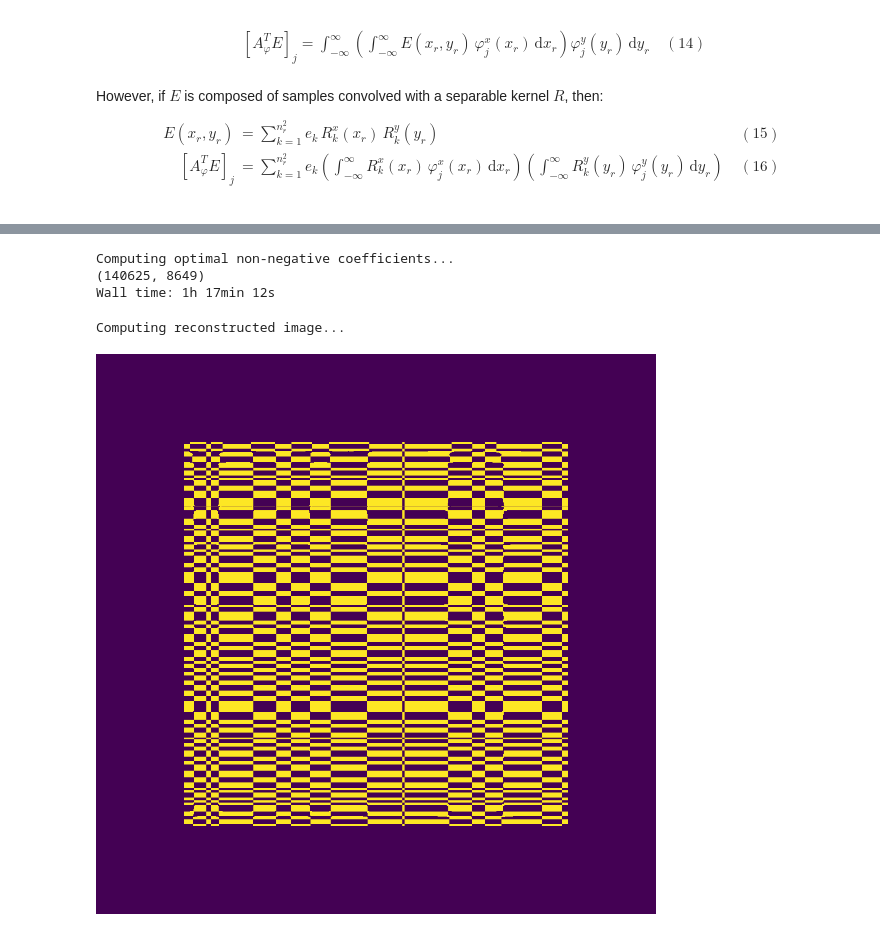
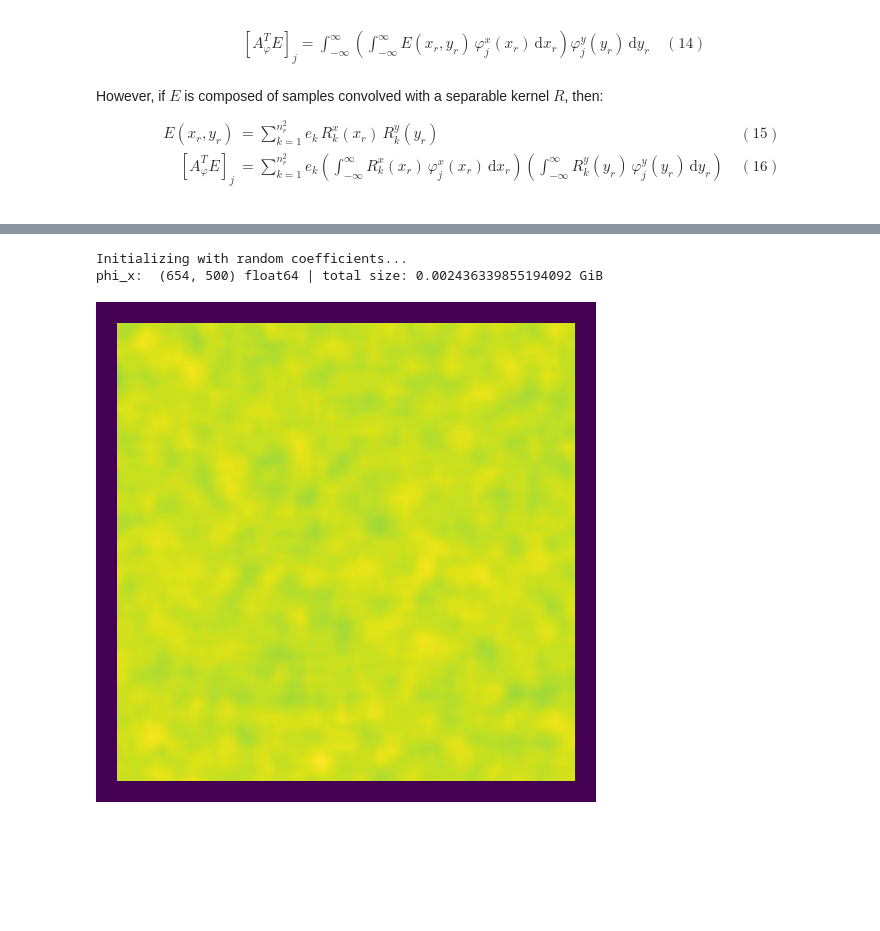
Before and after one commit to raolirom/light-field-prefiltering, a Jupyter notebook: 4d-nnls.ipynb, the cells around one changed output, grey strips where cells are left out. Cells and saved outputs as stored; diff of their text form; code cells hidden in the pictures; blank space fills up the shorter version.

Commit message:
Non-negative multiplicative updates

```diff
--- a/4d-nnls.ipynb
+++ b/4d-nnls.ipynb
@@ -68,12 +68,18 @@ $$ \begin{align*}
    \left( \int_{-\infty}^{\infty} R^y_k(y_r) \, \varphi^y_{j}(y_r) \, \mathrm{d}y_r \right) && (16)\\
 \end{align*} $$
 # %%
+import os
+os.environ['CUPY_ACCELERATORS'] = 'cutensor'
 import numpy as np
+import cupy as cp
 from scipy import misc, optimize, fft as scipy_fft
 from matplotlib import pyplot, colors, cm
 from PIL import Image
 from IPython.display import display
 from tqdm.notebook import tqdm
+
+cp.cuda.set_pinned_memory_allocator(None)
+mempool = cp.get_default_memory_pool()
 
 def sampling_lattice(res, pitch=1.0):
     """Return an array of shape (res,) containing the coordinates of a sampling lattice with 0 as one of the samples."""
@@ -98,8 +104,8 @@ size_a = size_r * z_a / abs(z_r) + size_p
 size_b = size_r * z_b / abs(z_r) + size_p
 
 n_r = 375
-n_a = 15
-n_b = 15
+n_a = 45
+n_b = 45
 
 w_r = size_r / n_r
 w_p = size_p
@@ -162,8 +177,10 @@ integrals = np.sum(antiderivatives[1] - antiderivatives[0], axis=0)
 phi_selection = np.nonzero(integrals)
 n_selected = len(phi_selection[0])
 
-phi_slopes = phi_slopes[..., 0]
-phi_heights = phi_heights[..., phi_selection[0], phi_selection[1]]
-phi_intervals = phi_intervals[..., phi_selection[0], phi_selection[1]]
+print('selected n = ', n_selected, '    n² = ', n_selected*n_selected)
+
+phi_slopes = cp.array(phi_slopes[..., 0])
+phi_heights = cp.array(phi_heights[..., phi_selection[0], phi_selection[1]])
+phi_intervals = cp.array(phi_intervals[..., phi_selection[0], phi_selection[1]])
 # %% [output]
 Removing null functions from base...
@@ -224,37 +258,21 @@ Wall time: 4.01 s
-# %%
-%%time
-print('Computing optimal non-negative coefficients...')
-
-x_r = sampling_lattice(n_r, w_r)
-
-phi_x = np.sum((phi_slopes[..., np.newaxis] * x_r + phi_heights[..., np.newaxis]) * (x_r > phi_intervals[0, ..., np.newaxis]) * (x_r < phi_intervals[1, ..., np.newaxis]), axis=0)
-phy_xy = phi_x[:, np.newaxis, :, np.newaxis] * phi_x[np.newaxis, :, np.newaxis, :]
-
-A = phy_xy.reshape(n_selected*n_selected, n_r*n_r).transpose()
-
-print(A.shape)
-
-nonneg_c = optimize.nnls(A, E_samples.reshape(n_r*n_r))[0].reshape(n_selected, n_selected)
-# %% [output]
-Computing optimal non-negative coefficients...
-(140625, 8649)
-Wall time: 1h 17min 12s
 # %%
-print('Computing reconstructed image...')
+%%time
+print('Initializing with random coefficients...')
 
-c = (inverse_AtA @ AtE).reshape(n_selected, n_selected)
+c = 1.0 - cp.random.rand(n_selected*n_selected)
 
-x = np.linspace(-4.0, 4.0, num=1000)
-phi_x = np.sum((phi_slopes[..., np.newaxis] * x + phi_heights[..., np.newaxis]) * (x > phi_intervals[0, ..., np.newaxis]) * (x < phi_intervals[1, ..., np.newaxis]), axis=0)
+x = cp.linspace(-3.0, 3.0, num=500)
+phi_x = cp.sum((phi_slopes[..., np.newaxis] * x + phi_heights[..., np.newaxis]) * (x > phi_intervals[0, ..., np.newaxis]) * (x < phi_intervals[1, ..., np.newaxis]), axis=0)
 
-retina_image = np.zeros((1000, 1000))
-for k in range(1000):
-    phy_xy = phi_x[:, np.newaxis, :] * phi_x[np.newaxis, :, np.newaxis, k]
-    retina_image[:, k] = np.sum(phy_xy * c[:, :, np.newaxis], axis=(0, 1))
+print('phi_x: ', phi_x.shape, phi_x.dtype, '| total size:', phi_x.nbytes/2**30, 'GiB')
 
-retina_image = np.clip(retina_image, 0.0, 1.0)
+retina_image = np.zeros((500, 500))
+for k in range(500):
+    phi_xy = (phi_x[:, np.newaxis, :] * phi_x[np.newaxis, :, np.newaxis, k]).reshape(n_selected*n_selected, 500)
+    retina_image[:, k] = cp.sum(phi_xy * c[:, np.newaxis], axis=0).get()
 
 display_image(retina_image)
 # %% [output]
-Computing reconstructed image...
+Initializing with random coefficients...
+phi_x:  (654, 500) float64 | total size: 0.002436339855194092 GiB
-[figure, old version]
+[figure, new version]
```
Also changed, not shown: parts of 9 cells of this notebook.
